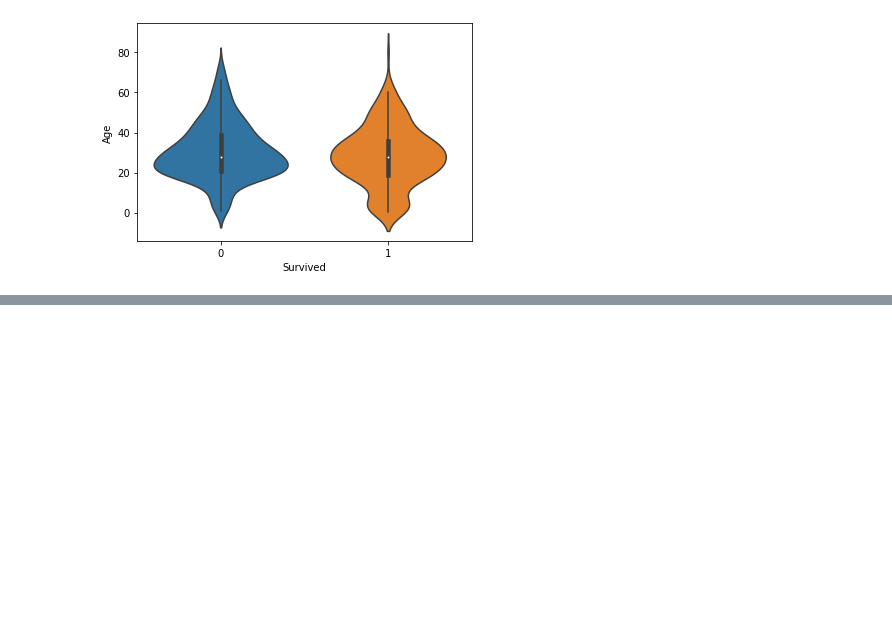
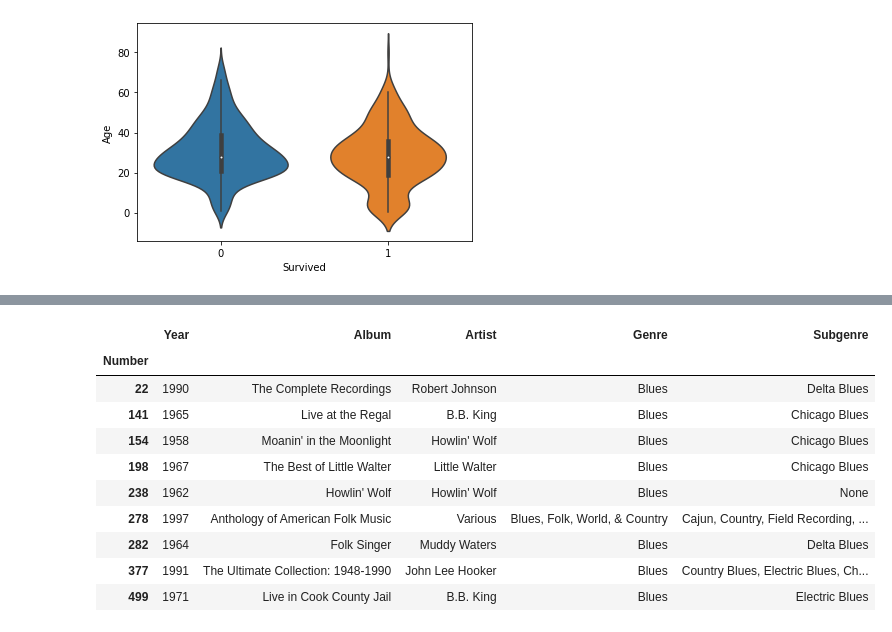
Before and after one commit to jin-kyeom/Python_Project, a Jupyter notebook: 0_Code_Eat_2206/code_eat_test_220723.ipynb, the cells around one changed output, grey strips where cells are left out. Cells and saved outputs as stored; diff of their text form; code cells hidden in the pictures; blank space fills up the shorter version.

```diff
--- a/0_Code_Eat_2206/code_eat_test_220723.ipynb
+++ b/0_Code_Eat_2206/code_eat_test_220723.ipynb
@@ -781,0 +839,15 @@ sns.violinplot(data=df, x="Survived", y="Age")
+# %%
+# Genre에 blues가 포함되어 있는 df를 추출할 수 있다.
+df[df['Genre'].str.startswith('Blues')]
+# %% [output]
+|  | Year | Album | Artist | Genre | Subgenre |
+| Number |  |  |  |  |  |
+| 22 | 1990 | The Complete Recordings | Robert Johnson | Blues | Delta Blues |
+| 141 | 1965 | Live at the Regal | B.B. King | Blues | Chicago Blues |
+| 154 | 1958 | Moanin' in the Moonlight | Howlin' Wolf | Blues | Chicago Blues |
+| 198 | 1967 | The Best of Little Walter | Little Walter | Blues | Chicago Blues |
+| 238 | 1962 | Howlin' Wolf | Howlin' Wolf | Blues | None |
+| 278 | 1997 | Anthology of American Folk Music | Various | Blues, Folk, World, & Country | Cajun, Country, Field Recording, ... |
+| 282 | 1964 | Folk Singer | Muddy Waters | Blues | Delta Blues |
+| 377 | 1991 | The Ultimate Collection: 1948-1990 | John Lee Hooker | Blues | Country Blues, Electric Blues, Ch... |
+| 499 | 1971 | Live in Cook County Jail | B.B. King | Blues | Electric Blues |
```
Also changed, not shown: parts of 9 cells of this notebook, 3 other files.
